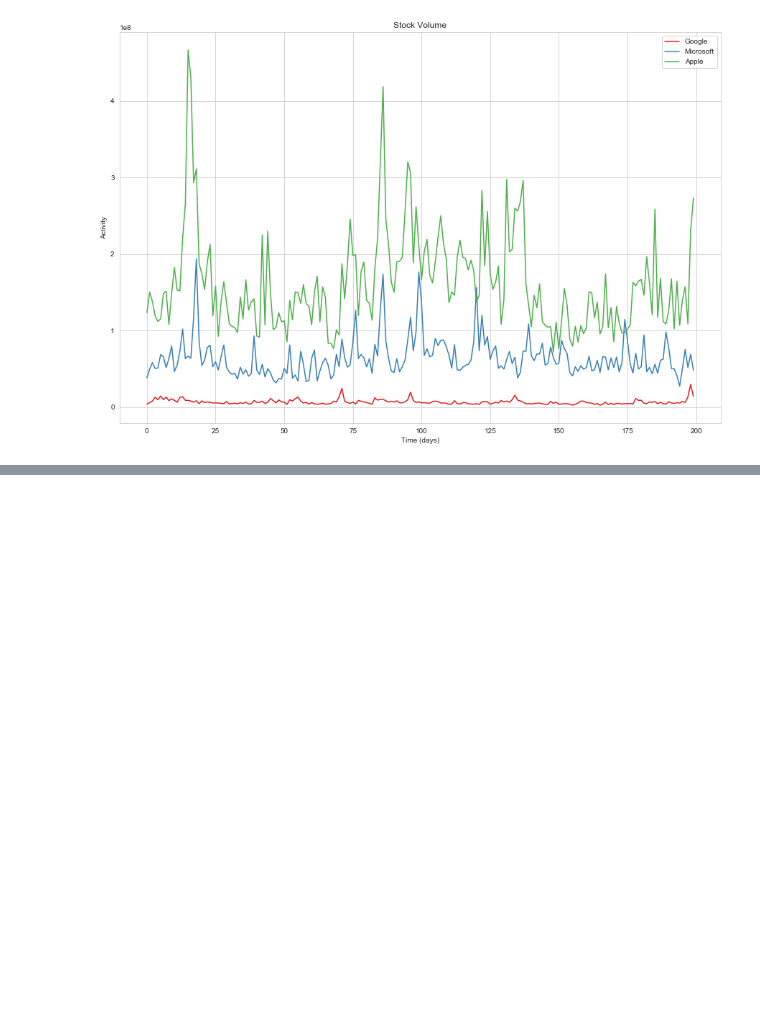
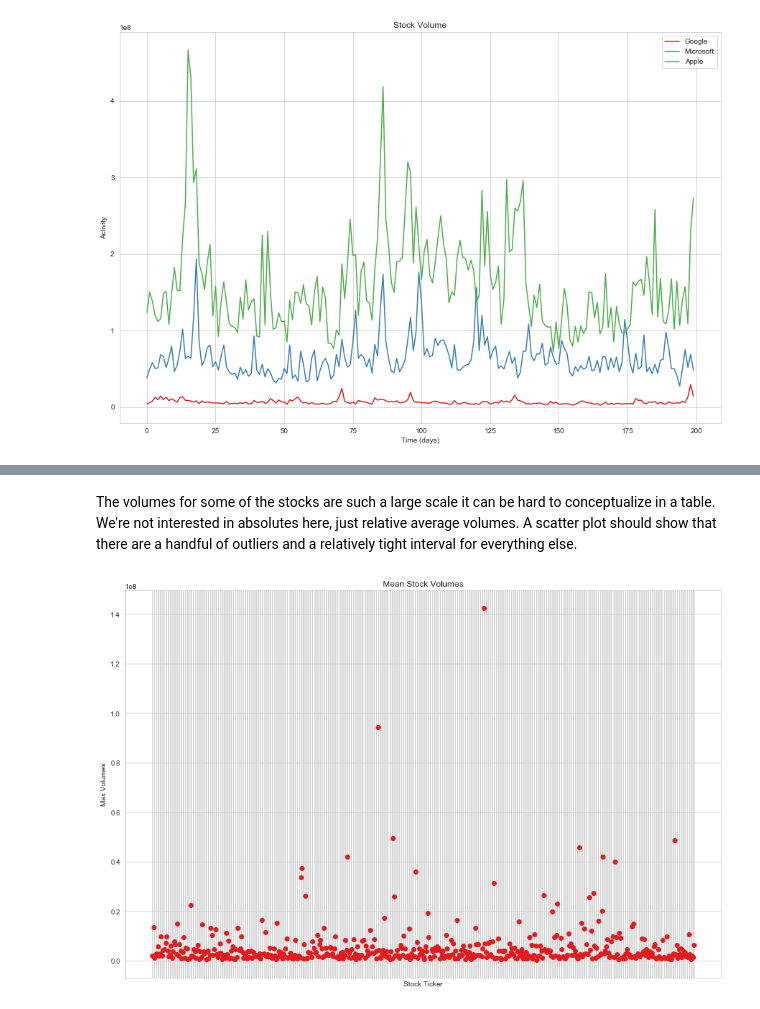
Before and after one commit to MissAle17/dsc-4-final-project-online-ds-sp-000, a Jupyter notebook: student.ipynb, the cells around one changed output, grey strips where cells are left out. Cells and saved outputs as stored; diff of their text form; code cells hidden in the pictures; blank space fills up the shorter version.

```diff
--- a/student.ipynb
+++ b/student.ipynb
@@ -316,0 +319,13 @@ plt.show()
+# %%
+
+def get_vol_mean(sym):
+    vols = df[df['symbol'] == sym].volume.values
+    return(np.mean(vols))
+
+vol_mean = []
+for sym in stocks:
+    vol_mean.append(get_vol_mean(sym))
+# %%
+vol_means = pd.DataFrame(vol_mean, columns = ['mean_volume'])
+stock_sym = pd.DataFrame(stocks, columns = ['tickers'])
+vol_df = pd.concat([stock_sym, vol_means], axis = 1)
@@ -316,0 +353,15 @@ plt.show()
+# %% [markdown]
+The volumes for some of the stocks are such a large scale it can be hard to conceptualize in a table.  We're not interested in absolutes here, just relative average volumes.  A scatter plot should show that there are a handful of outliers and a relatively tight interval for everything else.
+# %%
+fig, ax = plt.subplots(figsize=(15,10));
+sns.set_palette("Set1")
+plt.scatter(vol_df['tickers'],vol_df['mean_volume'])
+plt.title('Mean Stock Volumes')
+plt.ylabel('Max Volumes')
+plt.xlabel('Stock Ticker')
+
+ax.tick_params(labelbottom=False)
+
+plt.show()
+# %% [output]
+[figure, added]
```
Also changed, not shown: parts of 13 cells of this notebook.
